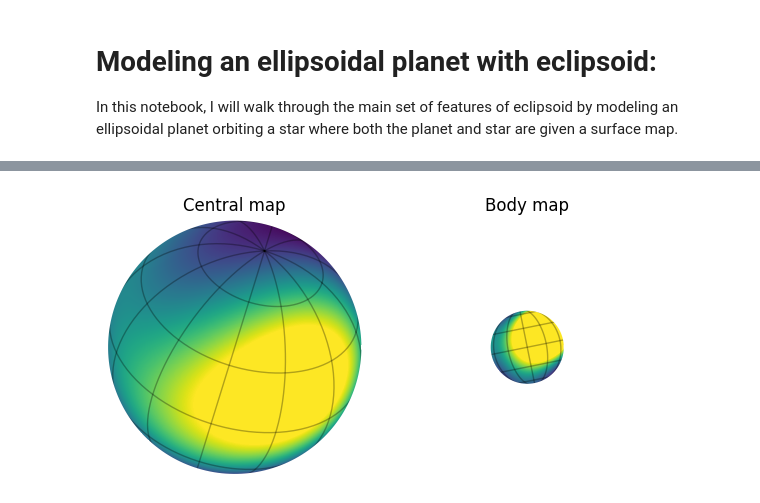
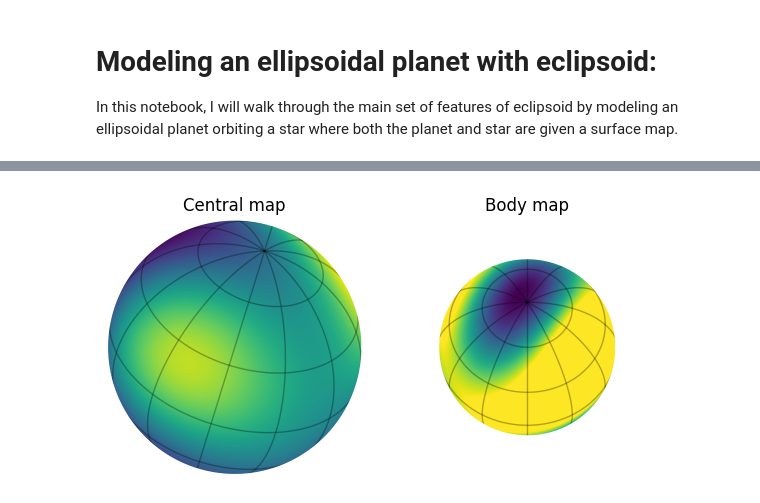
Before and after one commit to shishirdholakia/eclipsoid, a Jupyter notebook: notebooks/EllipsoidalSystem.ipynb, the cells around one changed output, grey strips where cells are left out. Saved outputs shown, nothing was run; the diff lists cells and outputs as text; code cells hidden in the pictures.

Commit message:
Added visualization of ellipsoidal bodies (need to fix hiding lat and lon lines behind z for prolateness)

```diff
--- a/notebooks/EllipsoidalSystem.ipynb
+++ b/notebooks/EllipsoidalSystem.ipynb
@@ -21,9 +21,9 @@ central_surface = Surface(y=y, inc=0.9, obl=-0.3, period=1.2, u=[0.1, 0.1],ampli
 central = Central(radius=1.0, mass=0.8)
 
 y = Ylm.from_dense(np.hstack([1.0, np.random.rand(10) * 0.3]))
-body_surface = Surface(y=y, inc=jnp.pi/2, obl=0.2, period=1.0, u=[0.1, 0.1])
+body_surface = Surface(y=y, inc=jnp.radians(30.), obl=0.0, period=1.0, u=[0.1, 0.1])
 body = {
-    "radius": 0.3,
+    "radius": 0.7,
     "mass": 0.6,
     "period": 1.0,
     "inclination":jnp.pi/2.,
@@ -31,6 +31,6 @@ body = {
 }
 
 
-system = EclipsoidSystem(central, central_surface).add_body(radius=body['radius']/jnp.sqrt(1-0.1), mass=body['mass'], period=body['period'], surface=body['surface'], inclination=body['inclination'],
-                                                                   oblateness=0.1, prolateness=0.0)
+system = EclipsoidSystem(central, central_surface).add_body(radius=body['radius'], mass=body['mass'], period=body['period'], surface=body['surface'], inclination=body['inclination'],
+                                                                   oblateness=0.0, prolateness=0.0)
 spheres = SurfaceSystem(central, central_surface).add_body(**body)
@@ -37,22 +59,21 @@ spheres = SurfaceSystem(central, central_surface).add_body(**body)
 # %%
 from jaxoplanet.experimental.starry.visualization import show_surface
-
 
 def lim():
     radius = central.radius.magnitude
     plt.xlim(-radius, radius)
     plt.ylim(-radius, radius)
 
 
 plt.figure(figsize=(6, 3))
 plt.subplot(121)
-show_surface(central_surface, vmax=0.4)
+show_surface(central_surface, vmax=0.4, theta=jnp.pi/2.)
 plt.title("Central map")
 lim()
 plt.subplot(122)
-show_surface(body_surface, radius=body["radius"], vmax=0.4)
+show_surface(body_surface, radius=body["radius"], vmax=0.4, theta=jnp.radians(0.))
 lim()
 plt.title("Body map")
 _ = plt.tight_layout()
 # %% [output]
-[figure, old version]
+[figure, new version]
```
Also changed, not shown: parts of 7 cells of this notebook, 4 other files.
